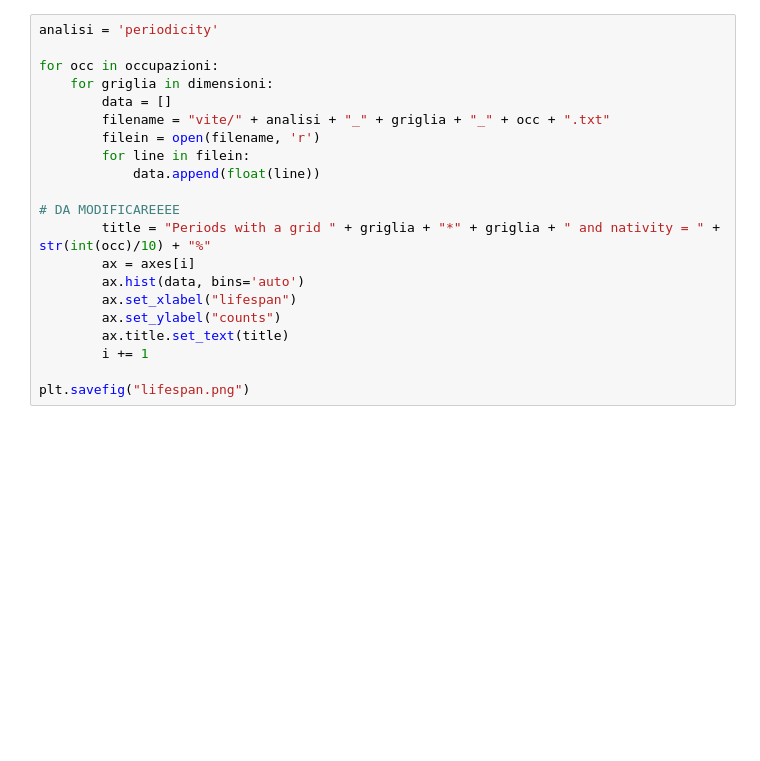
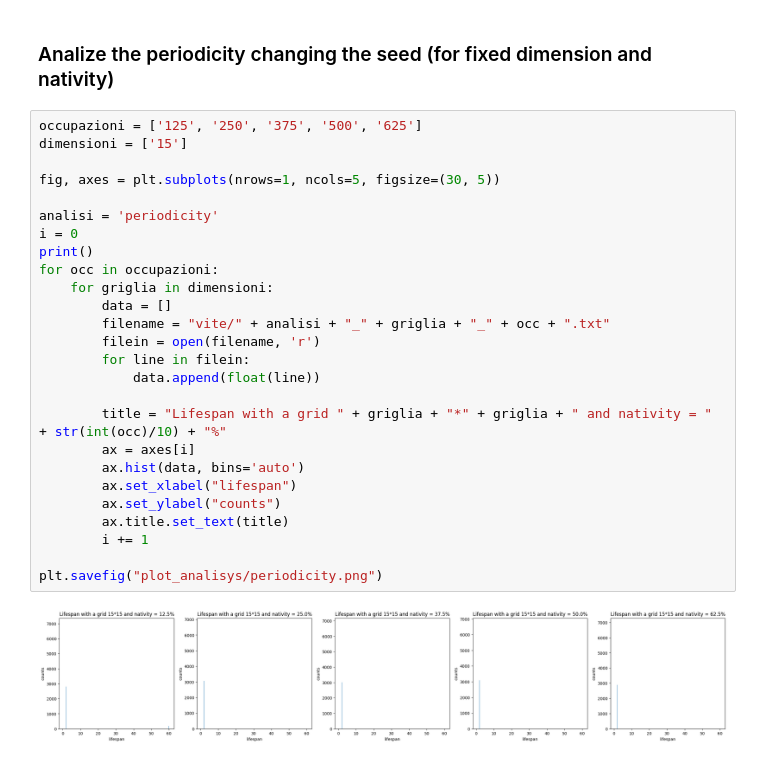
Before and after one commit to RiccardoTancredi/GameofLife, a Jupyter notebook: lifespan.ipynb, the cells around one changed output. Drawn from its saved outputs; the diff is of its cells as text; blank space fills up the shorter version.

Commit message:
Conclusione dell'analisi su lifespan, occupancy e nativity. Aggiunta di initial patterns e correzione del main

```diff
--- a/lifespan.ipynb
+++ b/lifespan.ipynb
@@ -31,21 +82,30 @@ plt.savefig("lifespan.png")
+# %% [markdown]
+### Analize the periodicity changing the seed (for fixed dimension and nativity)
 # %%
+occupazioni = ['125', '250', '375', '500', '625']
+dimensioni = ['15']
+
+fig, axes = plt.subplots(nrows=1, ncols=5, figsize=(30, 5))
+
 analisi = 'periodicity'
-
+i = 0
+print()
 for occ in occupazioni:
     for griglia in dimensioni:
         data = []
         filename = "vite/" + analisi + "_" + griglia + "_" + occ + ".txt"
         filein = open(filename, 'r')
         for line in filein:
             data.append(float(line))
 
-# DA MODIFICAREEEE
-        title = "Periods with a grid " + griglia + "*" + griglia + " and nativity = " + str(int(occ)/10) + "%"
+        title = "Lifespan with a grid " + griglia + "*" + griglia + " and nativity = " + str(int(occ)/10) + "%"
         ax = axes[i]
         ax.hist(data, bins='auto')
         ax.set_xlabel("lifespan")
         ax.set_ylabel("counts")
         ax.title.set_text(title)
         i += 1
 
-plt.savefig("lifespan.png")
+plt.savefig("plot_analisys/periodicity.png")
+# %% [output]
+[figure, added]
```
Also changed, not shown: parts of 19 cells of this notebook, 18 other files.
